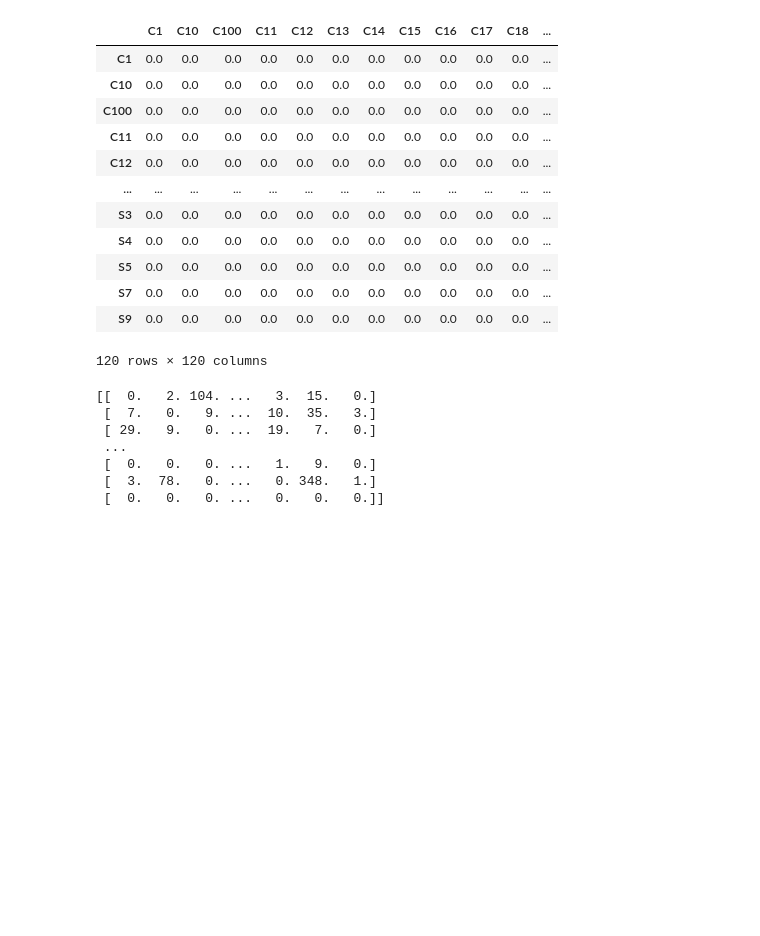
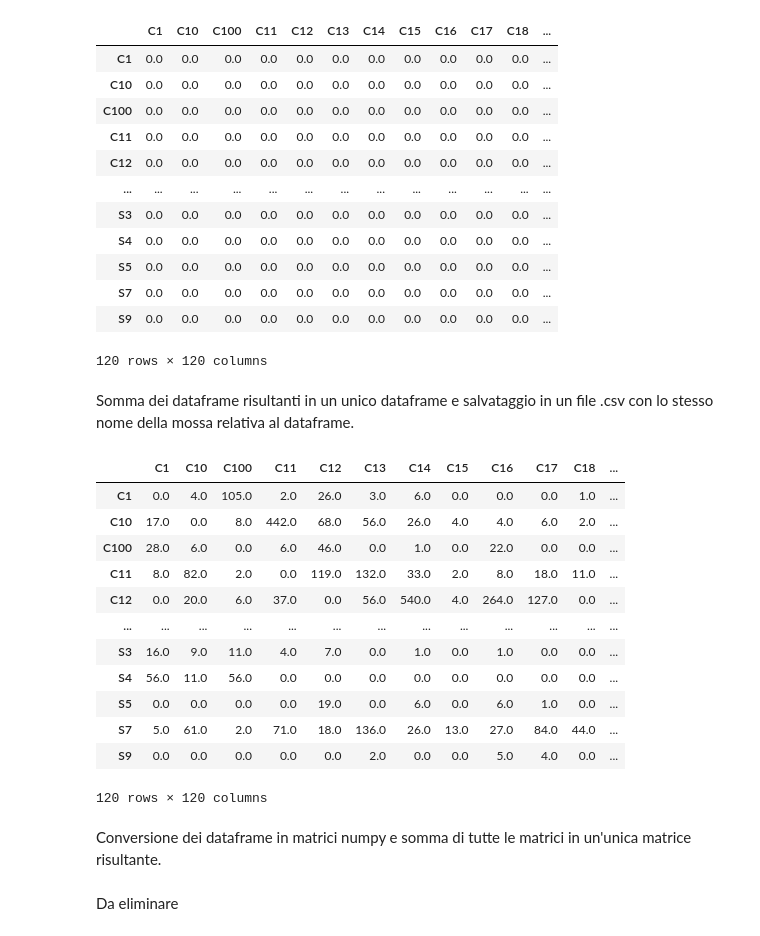
Before and after one commit to Antonet99/Route-CNN, a Jupyter notebook: seconda_parte.ipynb, the cells around one changed output. Saved outputs shown, nothing was run; the diff lists cells and outputs as text; code cells hidden in the pictures; blank space fills up the shorter version.

```diff
--- a/seconda_parte.ipynb
+++ b/seconda_parte.ipynb
@@ -139,11 +141,30 @@ dict[0]
 | S7 | 0.0 | 0.0 | 0.0 | 0.0 | 0.0 | 0.0 | 0.0 | 0.0 | 0.0 | 0.0 | 0.0 | ... |
 | S9 | 0.0 | 0.0 | 0.0 | 0.0 | 0.0 | 0.0 | 0.0 | 0.0 | 0.0 | 0.0 | 0.0 | ... |
 120 rows × 120 columns
+# %% [markdown]
+Somma dei dataframe risultanti in un unico dataframe e salvataggio in un file .csv con lo stesso nome della mossa relativa al dataframe.
 # %%
 # inizializzo il risultato come il primo dataframe del dizionario
 df_sum = dict[0]
 
 # itero su tutti gli altri dataframe del dizionario
 for i in range(1, len(dict)):
     # sommo il dataframe corrente al risultato
     df_sum = df_sum.add(dict[i])
+
+df_sum.to_csv(user_input)
+df_sum
+# %% [output]
+|  | C1 | C10 | C100 | C11 | C12 | C13 | C14 | C15 | C16 | C17 | C18 | ... |
+| C1 | 0.0 | 4.0 | 105.0 | 2.0 | 26.0 | 3.0 | 6.0 | 0.0 | 0.0 | 0.0 | 1.0 | ... |
+| C10 | 17.0 | 0.0 | 8.0 | 442.0 | 68.0 | 56.0 | 26.0 | 4.0 | 4.0 | 6.0 | 2.0 | ... |
+| C100 | 28.0 | 6.0 | 0.0 | 6.0 | 46.0 | 0.0 | 1.0 | 0.0 | 22.0 | 0.0 | 0.0 | ... |
+| C11 | 8.0 | 82.0 | 2.0 | 0.0 | 119.0 | 132.0 | 33.0 | 2.0 | 8.0 | 18.0 | 11.0 | ... |
+| C12 | 0.0 | 20.0 | 6.0 | 37.0 | 0.0 | 56.0 | 540.0 | 4.0 | 264.0 | 127.0 | 0.0 | ... |
+| ... | ... | ... | ... | ... | ... | ... | ... | ... | ... | ... | ... | ... |
+| S3 | 16.0 | 9.0 | 11.0 | 4.0 | 7.0 | 0.0 | 1.0 | 0.0 | 1.0 | 0.0 | 0.0 | ... |
+| S4 | 56.0 | 11.0 | 56.0 | 0.0 | 0.0 | 0.0 | 0.0 | 0.0 | 0.0 | 0.0 | 0.0 | ... |
+| S5 | 0.0 | 0.0 | 0.0 | 0.0 | 19.0 | 0.0 | 6.0 | 0.0 | 6.0 | 1.0 | 0.0 | ... |
+| S7 | 5.0 | 61.0 | 2.0 | 71.0 | 18.0 | 136.0 | 26.0 | 13.0 | 27.0 | 84.0 | 44.0 | ... |
+| S9 | 0.0 | 0.0 | 0.0 | 0.0 | 0.0 | 2.0 | 0.0 | 0.0 | 5.0 | 4.0 | 0.0 | ... |
+120 rows × 120 columns
@@ -152,3 +171,5 @@ df_sum.to_csv(user_input)
+# %% [markdown]
+Conversione dei dataframe in matrici numpy e somma di tutte le matrici in un'unica matrice risultante.
 # %%
 for i in range(len(dict)):
     dict[i] = dict[i].to_numpy()
@@ -155,4 +179,9 @@ for i in range(len(dict)):
+# %% [markdown]
+Da eliminare
 # %%
+for i in range(len(dict)):
+    dict[i] = dict[i].to_numpy()
+
 # Inizializzo una variabile per memorizzare il risultato
 result = None
 
@@ -167,11 +196,3 @@ for matrix in dict.values():
 
 # Stampo il risultato
 print(result)
-# %% [output]
-[[  0.   2. 104. ...   3.  15.   0.]
- [  7.   0.   9. ...  10.  35.   3.]
- [ 29.   9.   0. ...  19.   7.   0.]
- ...
- [  0.   0.   0. ...   1.   9.   0.]
- [  3.  78.   0. ...   0. 348.   1.]
- [  0.   0.   0. ...   0.   0.   0.]]
```
Also changed, not shown: parts of 5 cells of this notebook.
